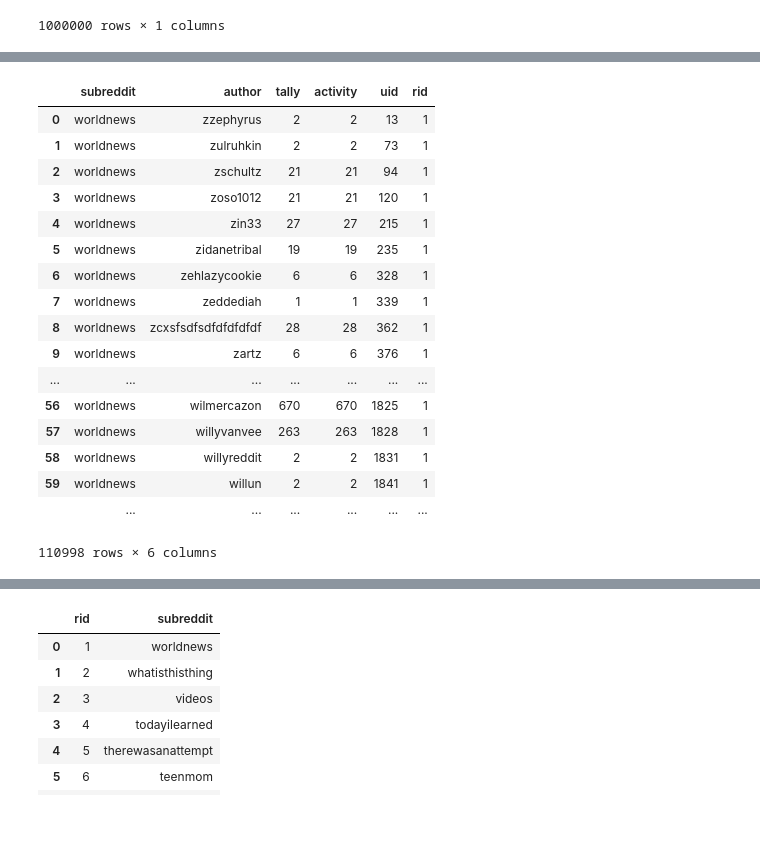
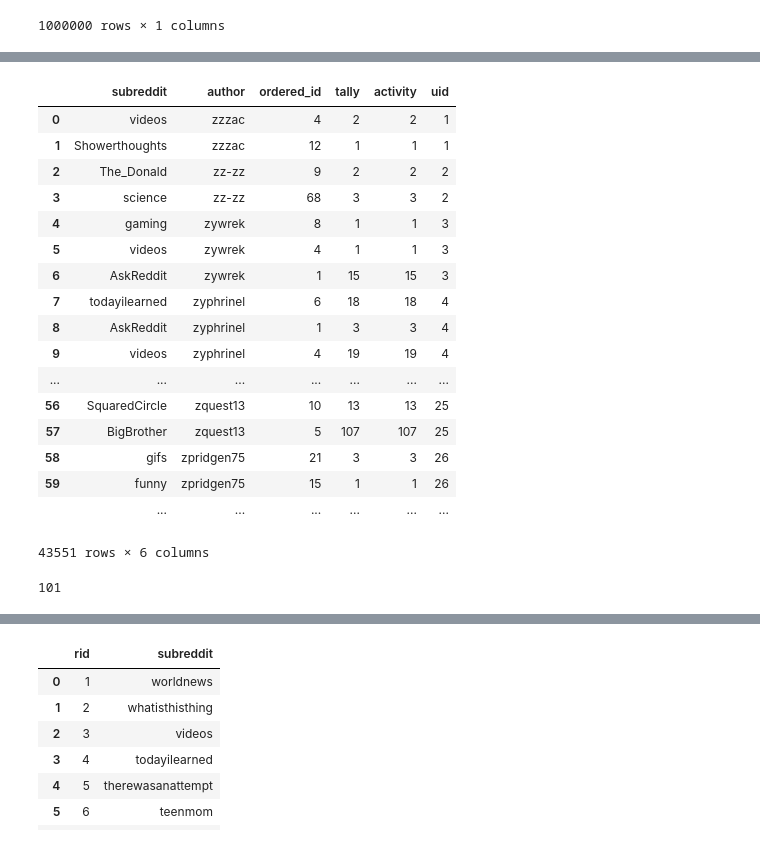
Before and after one commit to hoidn/Reddicommend, a Jupyter notebook: testing.ipynb, the cells around one changed output, grey strips where cells are left out. Saved outputs shown, nothing was run; the diff lists cells and outputs as text; code cells hidden in the pictures.

Commit message:
SQL queries to filter for user and subreddit activity

```diff
--- a/testing.ipynb
+++ b/testing.ipynb
@@ -82,32 +154,42 @@ occurrences.count()
+# %%
+test2 = sqlContext.sql("""
+select test.author, test.score, test.controversiality, test.subreddit, most_active.ordered_id as ordered_id
+from test
+inner join most_active on most_active.subreddit=test.subreddit""")
+test2.registerTempTable('test2')
 # %%
-occurrences2 = sqlContext.sql("""
-select *, dense_rank() over (order by subreddit desc) as rid
-from  (SELECT subreddit, author, sum(score) as tally,\
+occurrences_pruned = sqlContext.sql("""
+select *
+from  (SELECT test2.subreddit, author, test2.ordered_id, sum(score) as tally,\
     sum(abs(score)) as activity, dense_rank() over (order by author desc) as uid
-from test
-where subreddit in (select subreddit from activity_full)
-group by subreddit, author)
+    from test2
+    where author in (select author from most_active_users)
+    group by test2.subreddit, test2.ordered_id, author)
 where tally!=0
 """).persist(StorageLevel.MEMORY_AND_DISK_SER)
-occurrences2.registerTempTable('occurrences2')
+occurrences_pruned.registerTempTable('occurrences_pruned')
 # %%
-occurrences2.toPandas()
+occurrences_pruned.toPandas()
 # %% [output]
-|  | subreddit | author | tally | activity | uid | rid |
-| 0 | worldnews | zzephyrus | 2 | 2 | 13 | 1 |
-| 1 | worldnews | zulruhkin | 2 | 2 | 73 | 1 |
-| 2 | worldnews | zschultz | 21 | 21 | 94 | 1 |
-| 3 | worldnews | zoso1012 | 21 | 21 | 120 | 1 |
-| 4 | worldnews | zin33 | 27 | 27 | 215 | 1 |
-| 5 | worldnews | zidanetribal | 19 | 19 | 235 | 1 |
-| 6 | worldnews | zehlazycookie | 6 | 6 | 328 | 1 |
-| 7 | worldnews | zeddediah | 1 | 1 | 339 | 1 |
-| 8 | worldnews | zcxsfsdfsdfdfdfdfdf | 28 | 28 | 362 | 1 |
-| 9 | worldnews | zartz | 6 | 6 | 376 | 1 |
+|  | subreddit | author | ordered_id | tally | activity | uid |
+| 0 | videos | zzzac | 4 | 2 | 2 | 1 |
+| 1 | Showerthoughts | zzzac | 12 | 1 | 1 | 1 |
+| 2 | The_Donald | zz-zz | 9 | 2 | 2 | 2 |
+| 3 | science | zz-zz | 68 | 3 | 3 | 2 |
+| 4 | gaming | zywrek | 8 | 1 | 1 | 3 |
+| 5 | videos | zywrek | 4 | 1 | 1 | 3 |
+| 6 | AskReddit | zywrek | 1 | 15 | 15 | 3 |
+| 7 | todayilearned | zyphrinel | 6 | 18 | 18 | 4 |
+| 8 | AskReddit | zyphrinel | 1 | 3 | 3 | 4 |
+| 9 | videos | zyphrinel | 4 | 19 | 19 | 4 |
 | ... | ... | ... | ... | ... | ... | ... |
-| 56 | worldnews | wilmercazon | 670 | 670 | 1825 | 1 |
-| 57 | worldnews | willyvanvee | 263 | 263 | 1828 | 1 |
-| 58 | worldnews | willyreddit | 2 | 2 | 1831 | 1 |
-| 59 | worldnews | willun | 2 | 2 | 1841 | 1 |
+| 56 | SquaredCircle | zquest13 | 10 | 13 | 13 | 25 |
+| 57 | BigBrother | zquest13 | 5 | 107 | 107 | 25 |
+| 58 | gifs | zpridgen75 | 21 | 3 | 3 | 26 |
+| 59 | funny | zpridgen75 | 15 | 1 | 1 | 26 |
 |  | ... | ... | ... | ... | ... | ... |
-110998 rows × 6 columns
+43551 rows × 6 columns
+# %%
+occurrences_pruned.rdd.map(lambda rec: rec.rid).max()
+# %% [output]
+101
```
Also changed, not shown: parts of 37 cells of this notebook.
